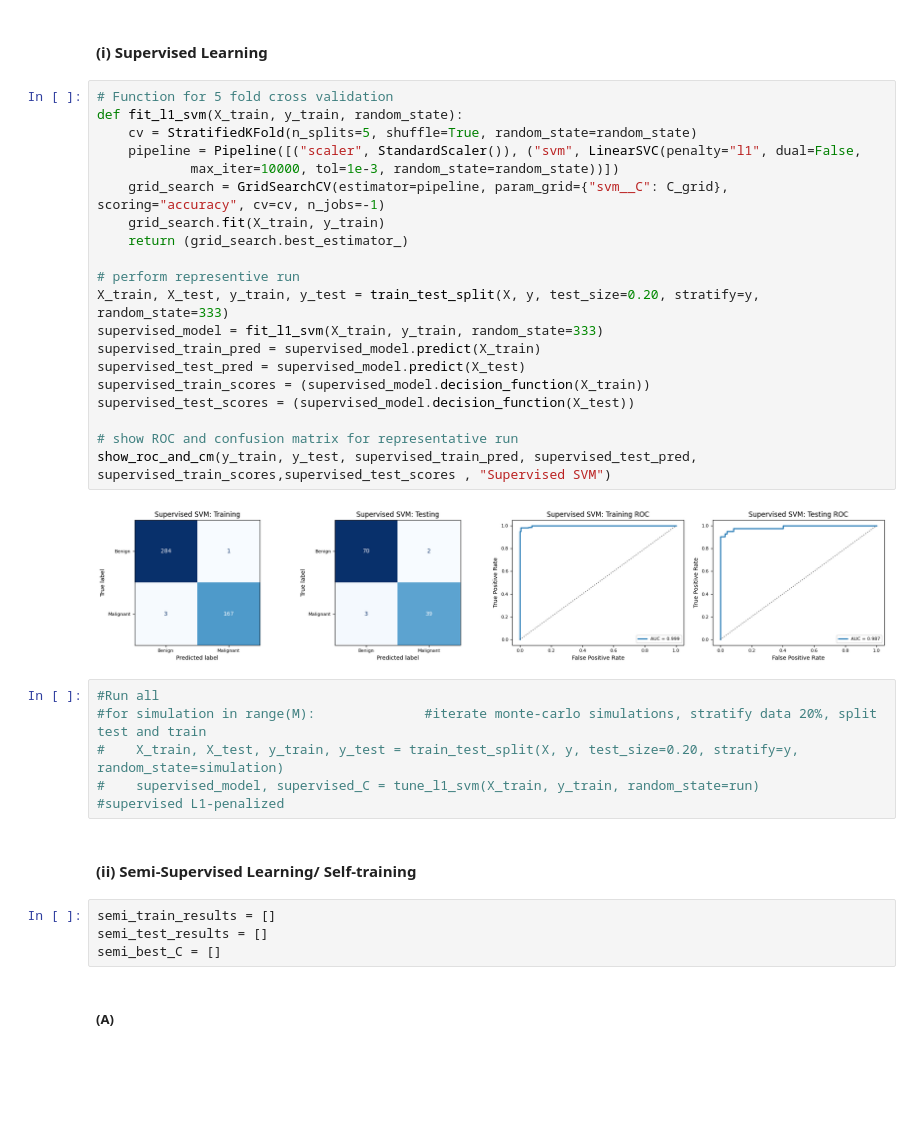
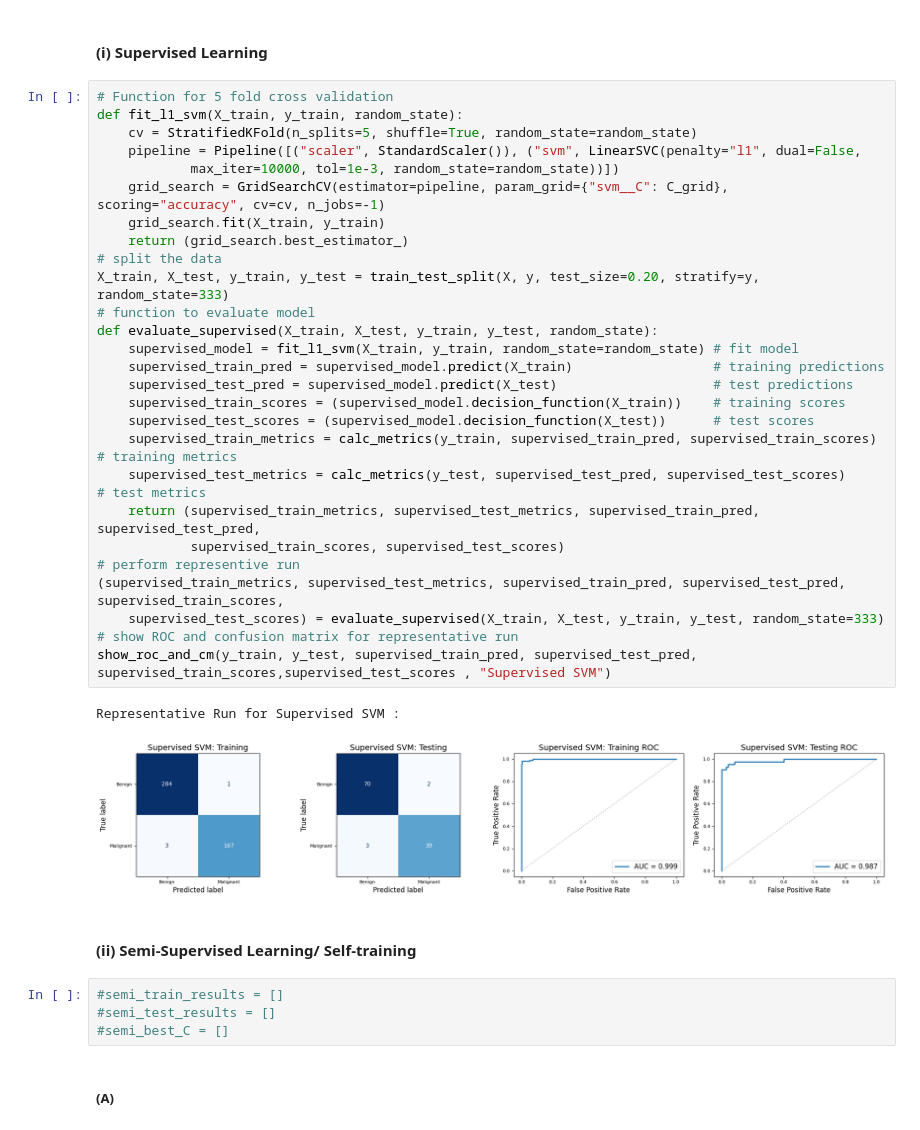
Before and after one commit to gblombach/DSCI-552_Homework_8, a Jupyter notebook: HW8/notebooks/Blombach_George_HW8.ipynb, the cells around one changed output. Cells and saved outputs as stored; diff of their text form; blank space fills up the shorter version.

```diff
--- a/HW8/notebooks/Blombach_George_HW8.ipynb
+++ b/HW8/notebooks/Blombach_George_HW8.ipynb
@@ -88,36 +89,39 @@ def show_roc_and_cm(y_train, y_test, train_pred, test_pred, train_scores, test_s
 # %%
 # Function for 5 fold cross validation
 def fit_l1_svm(X_train, y_train, random_state):
     cv = StratifiedKFold(n_splits=5, shuffle=True, random_state=random_state)
     pipeline = Pipeline([("scaler", StandardScaler()), ("svm", LinearSVC(penalty="l1", dual=False,
             max_iter=10000, tol=1e-3, random_state=random_state))])
     grid_search = GridSearchCV(estimator=pipeline, param_grid={"svm__C": C_grid},  scoring="accuracy", cv=cv, n_jobs=-1)
     grid_search.fit(X_train, y_train)
     return (grid_search.best_estimator_)
-
+# split the data
+X_train, X_test, y_train, y_test = train_test_split(X, y, test_size=0.20, stratify=y, random_state=333)
+# function to evaluate model
+def evaluate_supervised(X_train, X_test, y_train, y_test, random_state):
+    supervised_model = fit_l1_svm(X_train, y_train, random_state=random_state) # fit model
+    supervised_train_pred = supervised_model.predict(X_train)                  # training predictions
+    supervised_test_pred = supervised_model.predict(X_test)                    # test predictions
+    supervised_train_scores = (supervised_model.decision_function(X_train))    # training scores
+    supervised_test_scores = (supervised_model.decision_function(X_test))      # test scores
+    supervised_train_metrics = calc_metrics(y_train, supervised_train_pred, supervised_train_scores) # training metrics
+    supervised_test_metrics = calc_metrics(y_test, supervised_test_pred, supervised_test_scores)     # test metrics
+    return (supervised_train_metrics, supervised_test_metrics, supervised_train_pred, supervised_test_pred,
+            supervised_train_scores, supervised_test_scores)
 # perform representive run
-X_train, X_test, y_train, y_test = train_test_split(X, y, test_size=0.20, stratify=y, random_state=333)
-supervised_model = fit_l1_svm(X_train, y_train, random_state=333)
-supervised_train_pred = supervised_model.predict(X_train)
-supervised_test_pred = supervised_model.predict(X_test)
-supervised_train_scores = (supervised_model.decision_function(X_train))
-supervised_test_scores = (supervised_model.decision_function(X_test))
-
+(supervised_train_metrics, supervised_test_metrics, supervised_train_pred, supervised_test_pred, supervised_train_scores,
+    supervised_test_scores) = evaluate_supervised(X_train, X_test, y_train, y_test, random_state=333)
 # show ROC and confusion matrix for representative run
 show_roc_and_cm(y_train, y_test, supervised_train_pred, supervised_test_pred, supervised_train_scores,supervised_test_scores , "Supervised SVM")
 # %% [output]
+Representative Run for Supervised SVM :
-[figure, old version]
+[figure, new version]
-# %%
-#Run all
-#for simulation in range(M):              #iterate monte-carlo simulations, stratify data 20%, split test and train
-#    X_train, X_test, y_train, y_test = train_test_split(X, y, test_size=0.20, stratify=y, random_state=simulation)
-#    supervised_model, supervised_C = tune_l1_svm(X_train, y_train, random_state=run)      #supervised L1-penalized
 # %% [markdown]
 #### (ii) Semi-Supervised Learning/ Self-training
 # %%
-semi_train_results = []
-semi_test_results = []
-semi_best_C = []
+#semi_train_results = []
+#semi_test_results = []
+#semi_best_C = []
 # %% [markdown]
 ##### (A)
 # %%
```
Also changed, not shown: parts of 12 cells of this notebook.
